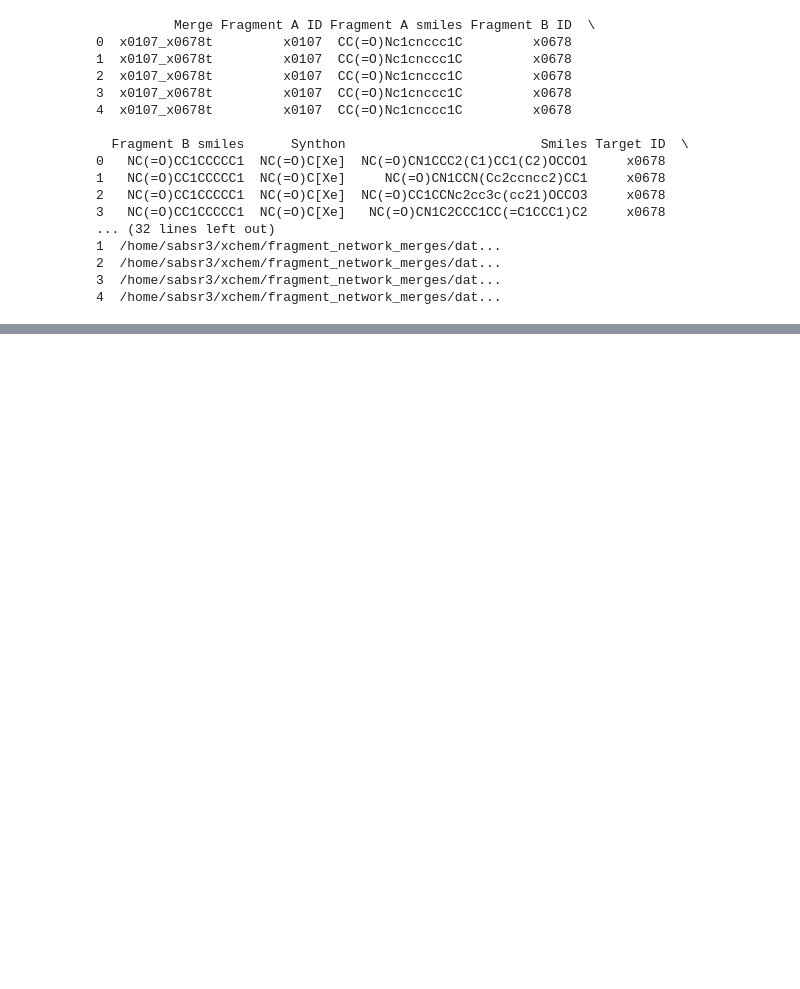
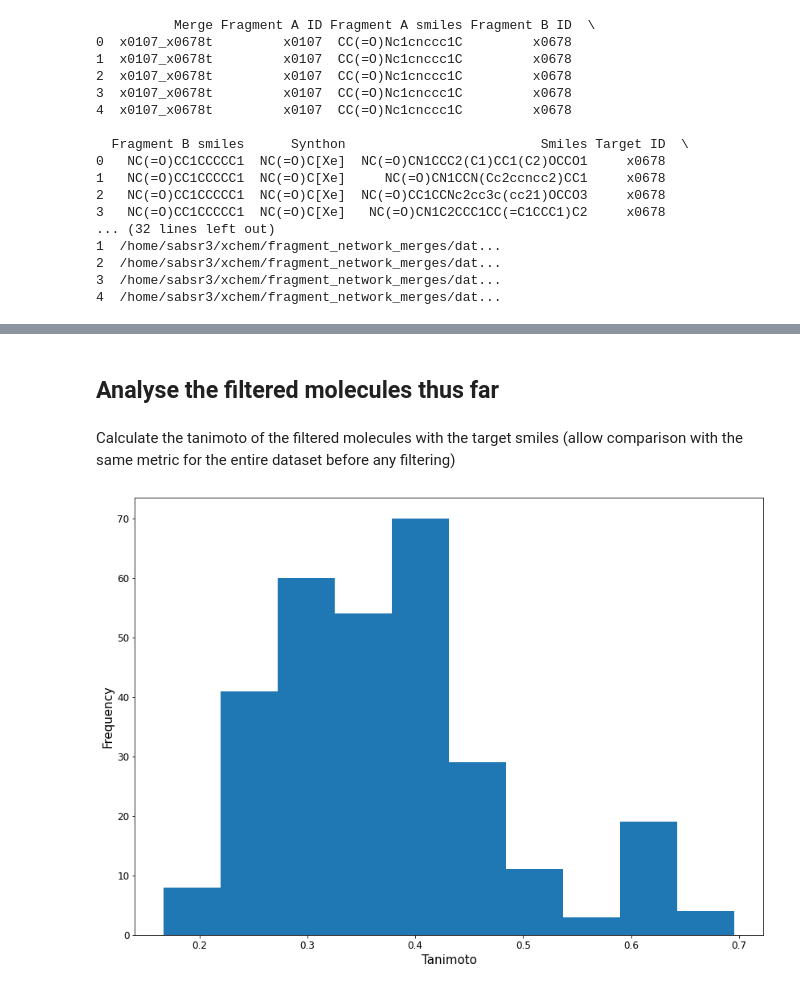
Before and after one commit to stephwills/fragment_network_merges, a Jupyter notebook: notebooks/overlap_filter.ipynb, the cells around one changed output, grey strips where cells are left out. Drawn from its saved outputs; the diff is of its cells as text; code cells hidden in the pictures; blank space fills up the shorter version.

```diff
--- a/notebooks/overlap_filter.ipynb
+++ b/notebooks/overlap_filter.ipynb
@@ -129,0 +197,9 @@ Number of molecules: 1913
+# %%
+thresholds = [0.85, 0.875, 0.9, 0.925, 0.95, 0.975]
+
+for t in thresholds:
+    count = 0
+    for i in distances:
+        if i >= t: count += 1
+    print(f'Number of compounds above threshold {t}: {count}')
+    print(f'Proportion: {round(count / len(distances), 3)}')
@@ -129,0 +225,2 @@ Number of molecules: 1913
+# %%
+filtered = OverlapFilterDf(df).fixed_cutoff_filter()
@@ -129,0 +258,33 @@ Number of molecules: 1913
+# %% [markdown]
+## Analyse the filtered molecules thus far
+# %% [markdown]
+Calculate the tanimoto of the filtered molecules with the target smiles (allow comparison with the same metric for the entire dataset before any filtering)
+# %%
+def calc_tanimoto(targets, merges):
+    """
+    Calculate the tanimoto between the target molecule and all expansions.
+    Return the results as a list.
+    """
+    tanimoto = []
+    for t, m in zip(targets, merges):
+        t_fp = AllChem.GetMorganFingerprintAsBitVect(Chem.MolFromSmiles(t), 2, nBits=1024)
+        m_fp = AllChem.GetMorganFingerprintAsBitVect(Chem.MolFromSmiles(m), 2, nBits=1024)
+        tani = DataStructs.FingerprintSimilarity(t_fp, m_fp, metric=DataStructs.DiceSimilarity)
+        tanimoto.append(tani)
+
+    return tanimoto
+# %%
+smiles = [i for i in filtered['Smiles']]
+target_smiles = [i for i in filtered['Target smiles']]
+
+tanimotos = calc_tanimoto(target_smiles, smiles)
+# %%
+plt.figure(figsize=(14, 10))
+plt.hist(tanimotos)
+plt.xlabel('Tanimoto', fontsize=15)
+plt.ylabel('Frequency', fontsize=15)
+plt.xticks(fontsize=12)
+plt.yticks(fontsize=12)
+plt.show()
+# %% [output]
+[figure, added]
```
Also changed, not shown: parts of 29 cells of this notebook, 1 other file.
